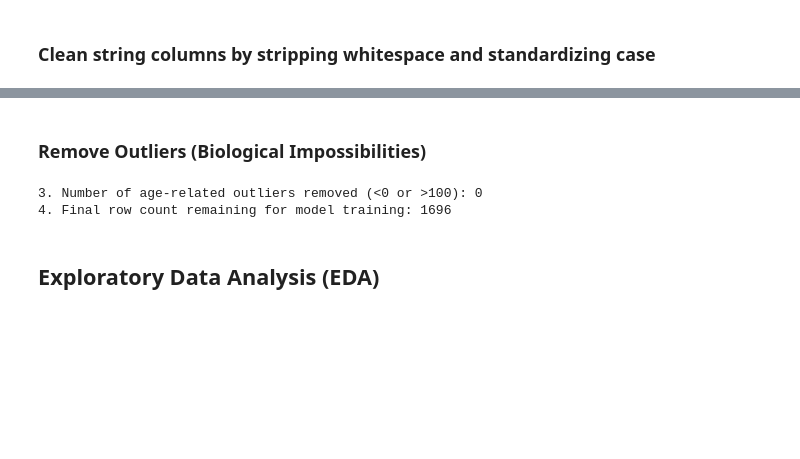
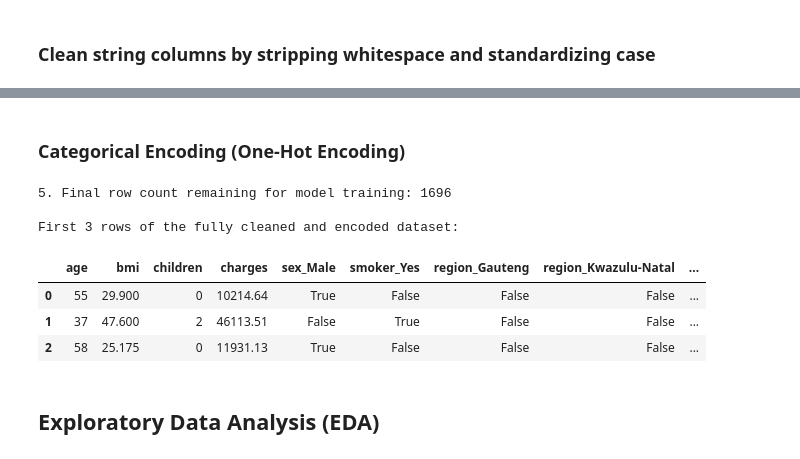
Before and after one commit to majortank/AI-Course-2026, a Jupyter notebook: Homework_One.ipynb, the cells around one changed output, grey strips where cells are left out. Drawn from its saved outputs; the diff is of its cells as text; code cells hidden in the pictures; blank space fills up the shorter version.

```diff
--- a/Homework_One.ipynb
+++ b/Homework_One.ipynb
@@ -129,19 +142,24 @@ df['charges'] = df['charges'].str.replace('R', '', regex=False).str.replace(',',
 # %%
 bmi_median = df['bmi'].median()
 df['bmi'] = df['bmi'].fillna(bmi_median)
-# %% [markdown]
-### Remove Outliers (Biological Impossibilities)
-# %%
-# Filter out rows where age is less than 0 or greater than 100
-age_outliers_mask = (df['age'] < 0) | (df['age'] > 100)
-age_outliers_count = age_outliers_mask.sum()
-# Keep only valid ages
-df = df[~age_outliers_mask]
-print(f"3. Number of age-related outliers removed (<0 or >100): {age_outliers_count}")
-print(f"4. Final row count remaining for model training: {len(df)}")
-# %% [output]
-3. Number of age-related outliers removed (<0 or >100): 0
-4. Final row count remaining for model training: 1696
+# %% [markdown]
+### Categorical Encoding (One-Hot Encoding)
+# %%
+# Transform non-numeric features (sex, smoker, and region) into a format suitable for regression
+# drop_first=True helps avoid the "dummy variable trap" (multicollinearity)
+df_encoded = pd.get_dummies(df, columns=['sex', 'smoker', 'region'], drop_first=True)
+
+print(f"5. Final row count remaining for model training: {len(df_encoded)}")
+print("\nFirst 3 rows of the fully cleaned and encoded dataset:")
+display(df_encoded.head(3))
+# %% [output]
+5. Final row count remaining for model training: 1696
+
+First 3 rows of the fully cleaned and encoded dataset:
+|  | age | bmi | children | charges | sex_Male | smoker_Yes | region_Gauteng | region_Kwazulu-Natal | ... |
+| 0 | 55 | 29.900 | 0 | 10214.64 | True | False | False | False | ... |
+| 1 | 37 | 47.600 | 2 | 46113.51 | False | True | False | False | ... |
+| 2 | 58 | 25.175 | 0 | 11931.13 | True | False | False | False | ... |
 # %% [markdown]
 ## Exploratory Data Analysis (EDA)
 # %% [markdown]
```
Also changed, not shown: parts of 15 cells of this notebook.
